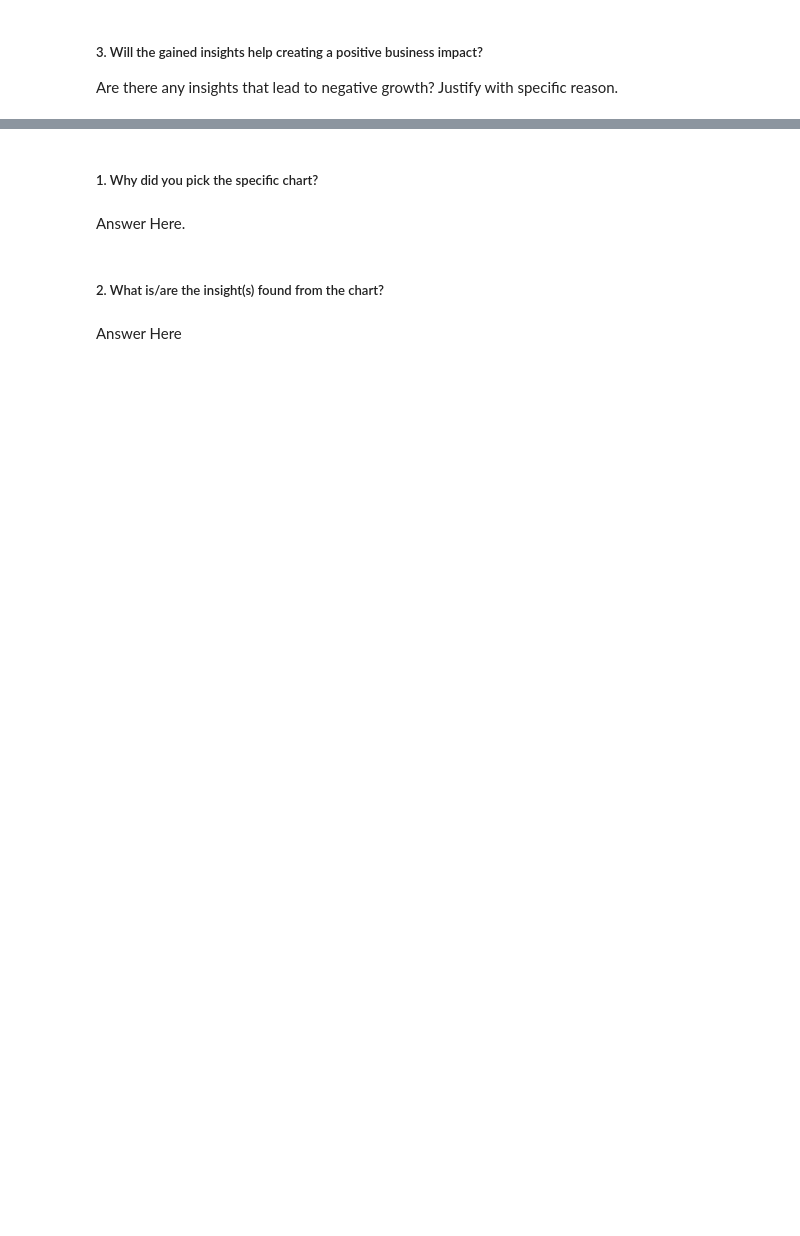
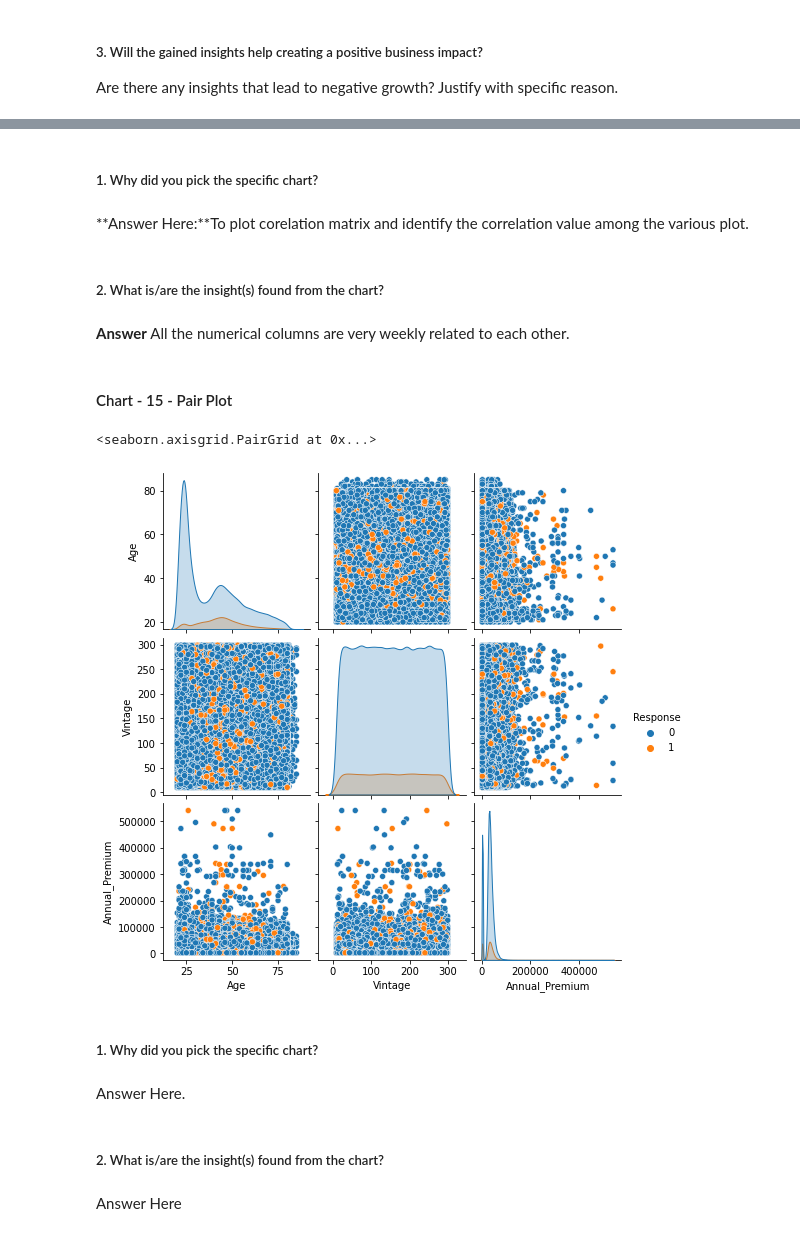
Before and after one commit to ad709kr/Health-insurance-cross-sell-prediction, a Jupyter notebook: Heath_Insurance_cross_sell_prediction.ipynb, the cells around one changed output, grey strips where cells are left out. Saved outputs shown, nothing was run; the diff lists cells and outputs as text; code cells hidden in the pictures; blank space fills up the shorter version.

```diff
--- a/Heath_Insurance_cross_sell_prediction.ipynb
+++ b/Heath_Insurance_cross_sell_prediction.ipynb
@@ -779,3 +874,20 @@ Answer Here
+# %% [markdown]
+##### 1. Why did you pick the specific chart?
+# %% [markdown]
+**Answer Here:**To plot corelation matrix and identify the correlation value among the various plot.
+# %% [markdown]
+##### 2. What is/are the insight(s) found from the chart?
+# %% [markdown]
+**Answer** All the numerical columns are very weekly related to each other.
+# %% [markdown]
+#### Chart - 15 - Pair Plot
+# %%
+# Pair Plot visualization code
+df = data[['Age','Vintage', 'Annual_Premium','Response']]
+sns.pairplot(df,hue = 'Response')
+# %% [output]
+<seaborn.axisgrid.PairGrid at 0x...>
+[figure, added]
 # %% [markdown]
 ##### 1. Why did you pick the specific chart?
 # %% [markdown]
```
Also changed, not shown: parts of 169 cells of this notebook.
